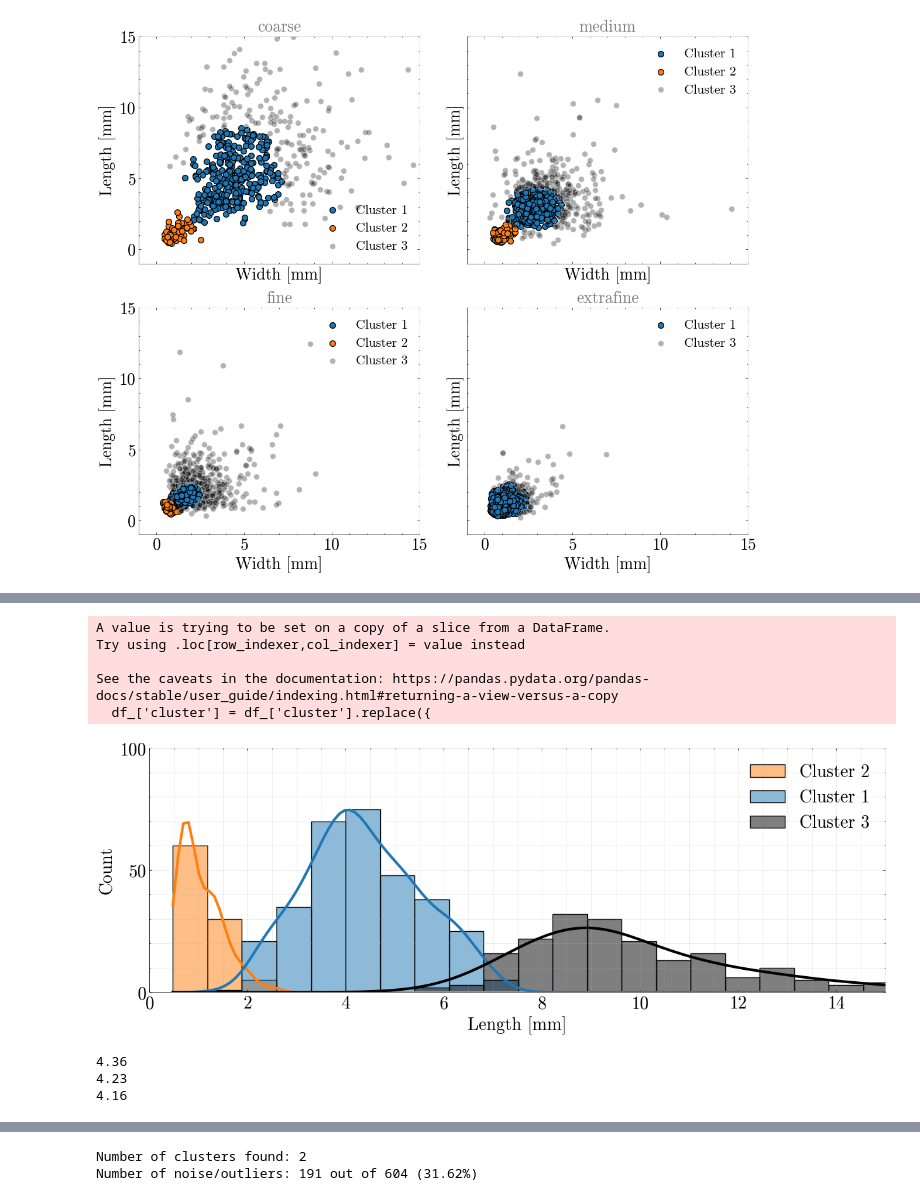
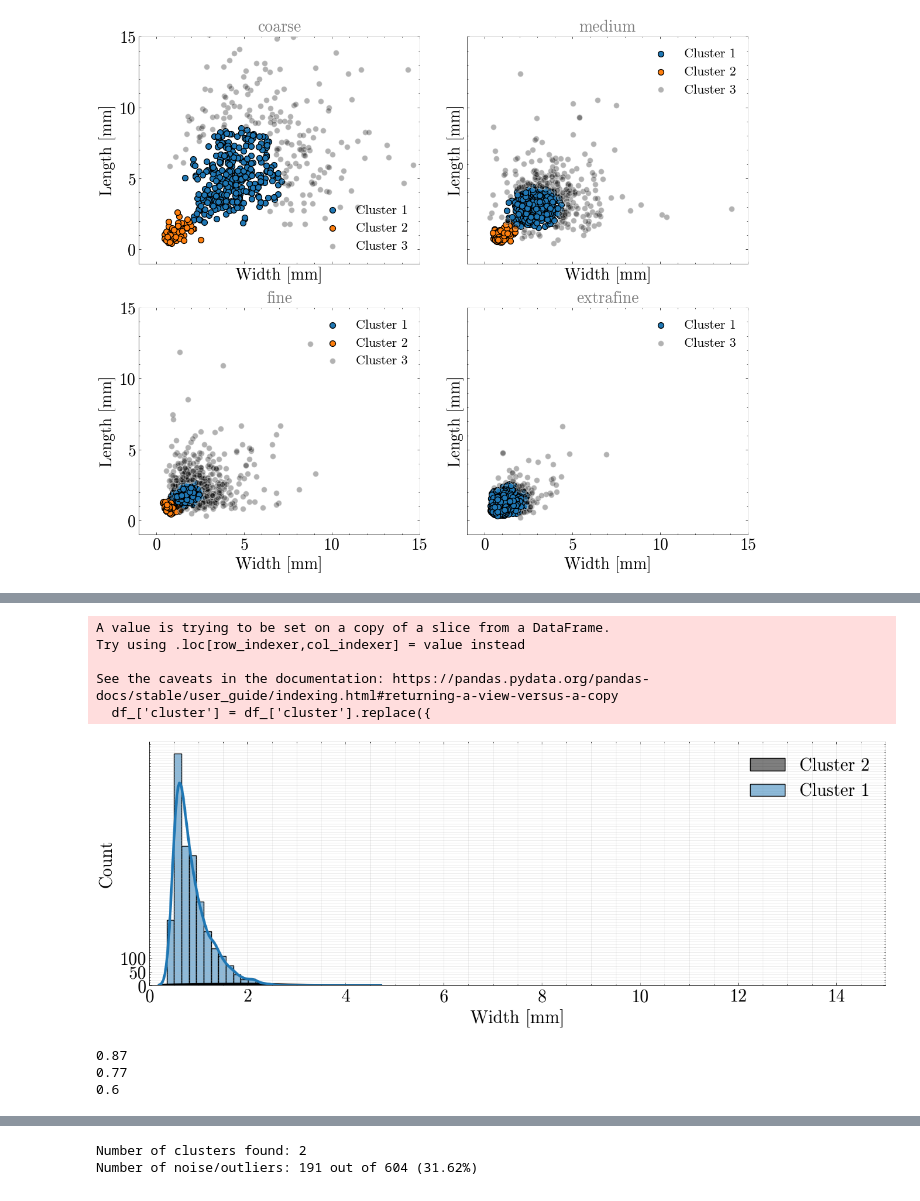
Before and after one commit to joaquinaicrag/UNIBS, a Jupyter notebook: Paper1-YMporousmat/count_grains/grains_dist.ipynb, the cells around one changed output, grey strips where cells are left out. Cells and saved outputs as stored; diff of their text form; code cells hidden in the pictures.

Commit message:
modification graphs

```diff
--- a/Paper1-YMporousmat/count_grains/grains_dist.ipynb
+++ b/Paper1-YMporousmat/count_grains/grains_dist.ipynb
@@ -443,6 +430,9 @@ df_clusters_tot
 # %%
 fig, ax = plt.subplots(figsize=(15,5))
 # default_colors = plt.rcParams['axes.prop_cycle'].by_key()['color']
+
+granul = 'extrafine'
+dim = 'width'
 
 df_ = df_clusters_tot[df_clusters_tot['granulometry'] == granul]
 
@@ -462,42 +452,42 @@ custom_colors = {
 
 fontsize=20
 
-granul = 'coarse'
-dim = 'length'
+
+
 # for i, granul in enumerate(['coarse', 'medium', 'fine', 'extrafine']):
 
 sns.histplot(data=df_, ax=ax, x=dim, hue='cluster', bins=30, kde=True, line_kws={'linewidth': 3}, palette=custom_colors, label='fds')
 ax.set_xlim(0, 15)
 # ax.set_title(f'{granul} - {dim}', fontsize=fontsize)
 ax.set_xlabel(f'{dim.capitalize()} [mm]', fontsize=fontsize)
 ax.set_ylabel('Count', fontsize=fontsize)
 
 
 # ax.legend(fontsize=fontsize-5, frameon=False)
 ax.spines['right'].set_color('lightgrey')
 ax.spines['top'].set_color('lightgrey')
 ax.tick_params(axis='both', labelsize=fontsize)
 ax.set_yticks([0, 50, 100])
 ax.grid(which='both', alpha=0.3)
 handles, labels = ax.get_legend_handles_labels()
 new_labels = ['Cluster 2', 'Cluster 1', 'Cluster 3']
 ax.legend(handles, new_labels, loc='best', fontsize=fontsize)
 
 plt.show()
 
 print(round(df_[df_['cluster'] == 'Cluster 1'][dim].mean(), 2))
 print(round(df_[df_['cluster'] == 'Cluster 1'][dim].median(), 2))
 print(round(df_[df_['cluster'] == 'Cluster 1'][dim].mode().iloc[0], 2))
 # %% [output]
 A value is trying to be set on a copy of a slice from a DataFrame.
 Try using .loc[row_indexer,col_indexer] = value instead
 
 See the caveats in the documentation: https://pandas.pydata.org/pandas-docs/stable/user_guide/indexing.html#returning-a-view-versus-a-copy
   df_['cluster'] = df_['cluster'].replace({
-[figure, old version]
+[figure, new version]
-4.36
-4.23
-4.16
+0.87
+0.77
+0.6
 # %%
 fig, ax = plt.subplots(figsize=(15,5))
 # default_colors = plt.rcParams['axes.prop_cycle'].by_key()['color']
```
Also changed, not shown: parts of 4 cells of this notebook, 8 other files.
